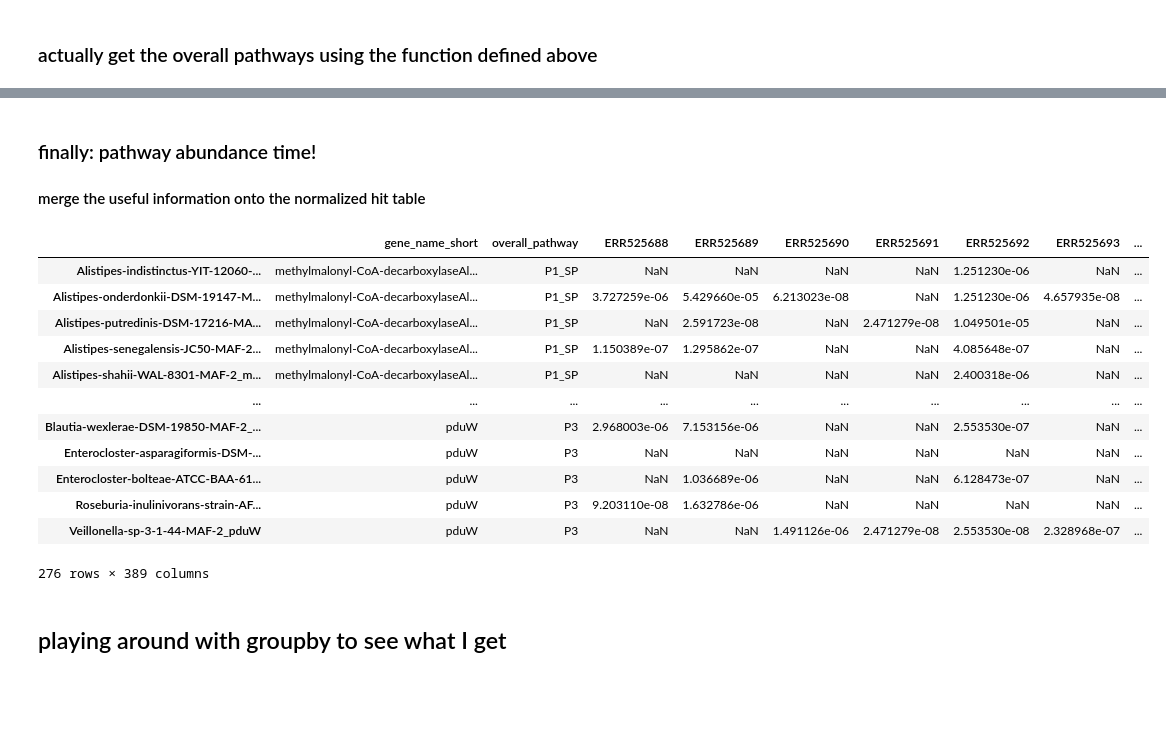
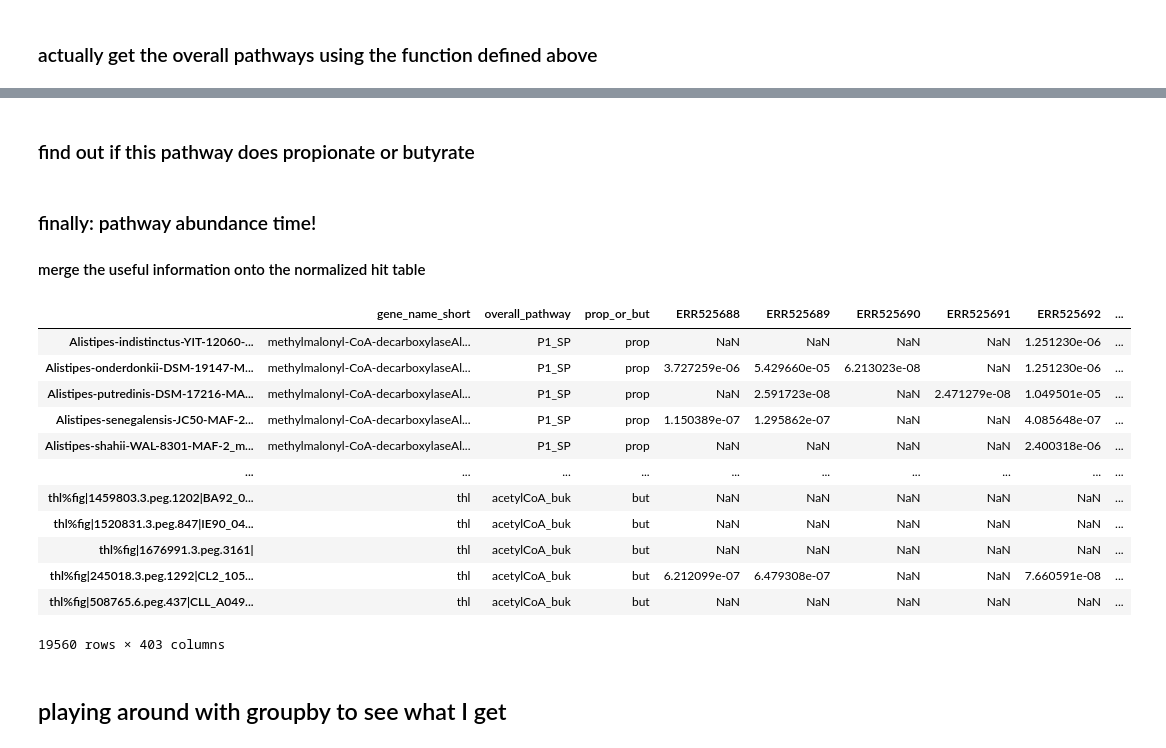
Before and after one commit to daisywyh/cremer_tester, a Jupyter notebook: pathway_abundance/pathway_abundance.ipynb, the cells around one changed output, grey strips where cells are left out. Drawn from its saved outputs; the diff is of its cells as text; code cells hidden in the pictures; blank space fills up the shorter version.

```diff
--- a/pathway_abundance/pathway_abundance.ipynb
+++ b/pathway_abundance/pathway_abundance.ipynb
@@ -252,7 +282,7 @@ def get_overall_pathway(df, gene_pathways_df):
 
                     if gene == "methylmalonyl-CoA-mutase-EC5-4-99-2" or "methylmalonyl-CoA-epimerase-EC5-1-99-1":
 
-                        overall_pathway_list.append("P1_SP/P1_WCC")
+                        overall_pathway_list.append("P1_SP/P1_WWC")
 
                         modified = True
 
@@ -269,4 +299,4 @@ def get_overall_pathway(df, gene_pathways_df):
 # %%
 propionate_table_base = get_overall_pathway(propionate_table_base, gene_pathways_df=gene_pathways_df)
 
-propionate_table_base
+butyrate_table_base = get_overall_pathway(butyrate_table_base, gene_pathways_df=gene_pathways_df)
@@ -287,31 +303,59 @@ propionate_table_base
+# %% [markdown]
+### find out if this pathway does propionate or butyrate
+# %%
+def find_pathway(df):
+
+    prop_pathways = ["P1_SP", "P1_WWC", "P1_SP/P1_WWC", "P2", "P3"]
+
+    butyrate_pathways = ["acetylCoA_buk", "aminobutyrate_buk", "lysine", "glutarate", "acetylCoA_but", "aminobutyrate_bu"]
+
+    pathway_result = []
+
+    for path in df["overall_pathway"]:
+
+        pathway_result.append("prop") if path in prop_pathways else pathway_result.append("but")
+
+    df["prop_or_but"] = pathway_result
+
+    return df
+# %%
+propionate_table_base = find_pathway(propionate_table_base)
+
+butyrate_table_base = find_pathway(butyrate_table_base)
 # %% [markdown]
 ### finally: pathway abundance time!
 
 #### merge the useful information onto the normalized hit table
 # %%
-propionate_final_hit_table = propionate_table_base.merge(compiled_bt_hit_summaries_propionate_length_corrected, how = "left", left_index=True, right_index=True)
+propionate_table_base = propionate_table_base.merge(compiled_bt_hit_summaries_propionate_length_corrected, how = "left", left_index=True, right_index=True)
+
+butyrate_table_base = butyrate_table_base.merge(compiled_bt_hit_summaries_butyrate_length_corrected, how = "left", left_index=True, right_index=True)
+
+prop_but_final = pd.concat([propionate_table_base, butyrate_table_base])
+
+# prop_but_final = prop_but_final.merge(compiled_bt_hit_summaries_butyrate_length_corrected, how = "left", left_index=True, right_index=True)
 
 # summed_propionate = compiled_bt_hit_summaries_propionate_length_corrected.sum(axis=1)
 
 # summed_propionate.name = "pathway_abundance"
 
 # propionate_final_test = propionate_final_test.merge(summed_propionate, how = "left", left_index=True, right_index=True)
 
-propionate_final_hit_table
+prop_but_final
 # %% [output]
-|  | gene_name_short | overall_pathway | ERR525688 | ERR525689 | ERR525690 | ERR525691 | ERR525692 | ERR525693 | ... |
-| Alistipes-indistinctus-YIT-12060-... | methylmalonyl-CoA-decarboxylaseAl... | P1_SP | NaN | NaN | NaN | NaN | 1.251230e-06 | NaN | ... |
-| Alistipes-onderdonkii-DSM-19147-M... | methylmalonyl-CoA-decarboxylaseAl... | P1_SP | 3.727259e-06 | 5.429660e-05 | 6.213023e-08 | NaN | 1.251230e-06 | 4.657935e-08 | ... |
-| Alistipes-putredinis-DSM-17216-MA... | methylmalonyl-CoA-decarboxylaseAl... | P1_SP | NaN | 2.591723e-08 | NaN | 2.471279e-08 | 1.049501e-05 | NaN | ... |
-| Alistipes-senegalensis-JC50-MAF-2... | methylmalonyl-CoA-decarboxylaseAl... | P1_SP | 1.150389e-07 | 1.295862e-07 | NaN | NaN | 4.085648e-07 | NaN | ... |
-| Alistipes-shahii-WAL-8301-MAF-2_m... | methylmalonyl-CoA-decarboxylaseAl... | P1_SP | NaN | NaN | NaN | NaN | 2.400318e-06 | NaN | ... |
+|  | gene_name_short | overall_pathway | prop_or_but | ERR525688 | ERR525689 | ERR525690 | ERR525691 | ERR525692 | ... |
+| Alistipes-indistinctus-YIT-12060-... | methylmalonyl-CoA-decarboxylaseAl... | P1_SP | prop | NaN | NaN | NaN | NaN | 1.251230e-06 | ... |
+| Alistipes-onderdonkii-DSM-19147-M... | methylmalonyl-CoA-decarboxylaseAl... | P1_SP | prop | 3.727259e-06 | 5.429660e-05 | 6.213023e-08 | NaN | 1.251230e-06 | ... |
+| Alistipes-putredinis-DSM-17216-MA... | methylmalonyl-CoA-decarboxylaseAl... | P1_SP | prop | NaN | 2.591723e-08 | NaN | 2.471279e-08 | 1.049501e-05 | ... |
+| Alistipes-senegalensis-JC50-MAF-2... | methylmalonyl-CoA-decarboxylaseAl... | P1_SP | prop | 1.150389e-07 | 1.295862e-07 | NaN | NaN | 4.085648e-07 | ... |
+| Alistipes-shahii-WAL-8301-MAF-2_m... | methylmalonyl-CoA-decarboxylaseAl... | P1_SP | prop | NaN | NaN | NaN | NaN | 2.400318e-06 | ... |
 | ... | ... | ... | ... | ... | ... | ... | ... | ... | ... |
-| Blautia-wexlerae-DSM-19850-MAF-2_... | pduW | P3 | 2.968003e-06 | 7.153156e-06 | NaN | NaN | 2.553530e-07 | NaN | ... |
-| Enterocloster-asparagiformis-DSM-... | pduW | P3 | NaN | NaN | NaN | NaN | NaN | NaN | ... |
-| Enterocloster-bolteae-ATCC-BAA-61... | pduW | P3 | NaN | 1.036689e-06 | NaN | NaN | 6.128473e-07 | NaN | ... |
-| Roseburia-inulinivorans-strain-AF... | pduW | P3 | 9.203110e-08 | 1.632786e-06 | NaN | NaN | NaN | NaN | ... |
-| Veillonella-sp-3-1-44-MAF-2_pduW | pduW | P3 | NaN | NaN | 1.491126e-06 | 2.471279e-08 | 2.553530e-08 | 2.328968e-07 | ... |
+| thl%fig|1459803.3.peg.1202|BA92_0... | thl | acetylCoA_buk | but | NaN | NaN | NaN | NaN | NaN | ... |
+| thl%fig|1520831.3.peg.847|IE90_04... | thl | acetylCoA_buk | but | NaN | NaN | NaN | NaN | NaN | ... |
+| thl%fig|1676991.3.peg.3161| | thl | acetylCoA_buk | but | NaN | NaN | NaN | NaN | NaN | ... |
+| thl%fig|245018.3.peg.1292|CL2_105... | thl | acetylCoA_buk | but | 6.212099e-07 | 6.479308e-07 | NaN | NaN | 7.660591e-08 | ... |
+| thl%fig|508765.6.peg.437|CLL_A049... | thl | acetylCoA_buk | but | NaN | NaN | NaN | NaN | NaN | ... |
-276 rows × 389 columns
+19560 rows × 403 columns
 # %% [markdown]
 ## playing around with groupby to see what I get
 # %%
```
Also changed, not shown: parts of 15 cells of this notebook, 2 other files.
